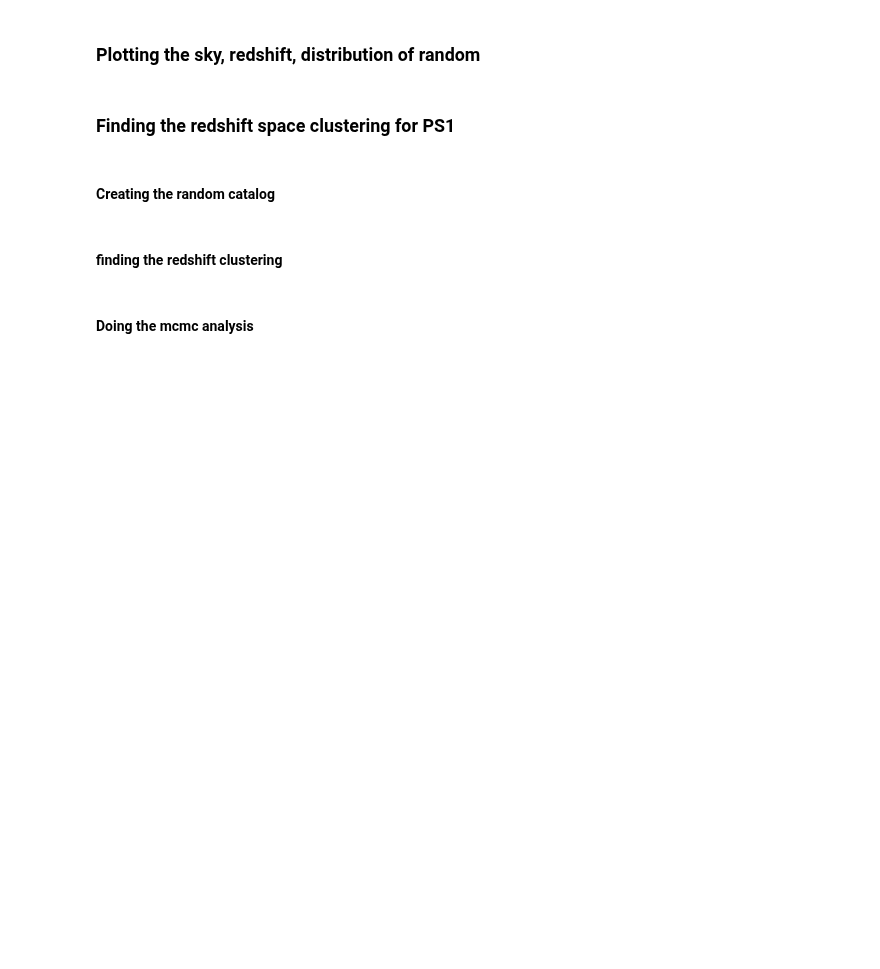
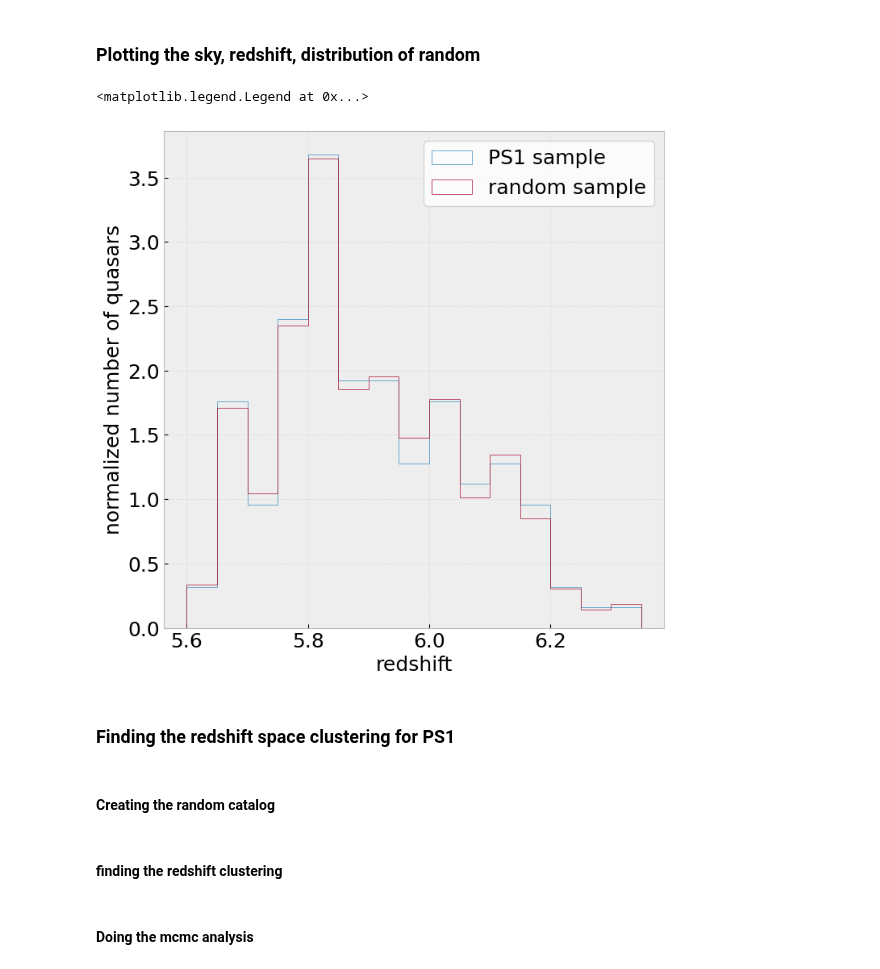
Before and after one commit to VibinRam/DP2, a Jupyter notebook: Codes/Clustering_analysis/Clustering_finder.ipynb, the cells around one changed output. Saved outputs shown, nothing was run; the diff lists cells and outputs as text; code cells hidden in the pictures; blank space fills up the shorter version.

```diff
--- a/Codes/Clustering_analysis/Clustering_finder.ipynb
+++ b/Codes/Clustering_analysis/Clustering_finder.ipynb
@@ -228,29 +230,31 @@ plot_sky_map_ps1_v2(rand_ra, rand_dec,labels = ['quasars'], title="", mark_size=
 # %%
 step = 0.05
 bins = np.arange(np.min(red_col_schind_23), np.max(red_col_schind_23) + step, step)
 
 styles = plt.style.available
 
 with plt.style.context('bmh'):
-    fig, ax = plt.subplots(figsize=(7,7))
+    mpl.rcParams['font.size'] = 18
+    fig, ax = plt.subplots(figsize=(8,8))
     # hist, bins = np.histogram(red_col_schind_23, bins)
     # hist = hist/np.max(hist)
     ax.hist(red_col_schind_23, bins, density=True, histtype='step', zorder=10, alpha=1, label = 'PS1 sample')
     ax.grid(zorder=1, alpha=0.3)
     ax.set_xlabel('redshift')
     ax.set_ylabel('number density')
     ax.set_aspect('auto')
-    plt.rcParams.update({'font.size': 12})
 
     # hist, bins = np.histogram(red_col_schind_23, bins)
     # hist = hist/np.max(hist)
     ax.hist(rand_red, bins, density=True, histtype='step', zorder=10, alpha =1, label = 'random sample')
     ax.grid(zorder=1, alpha=0.3)
     ax.set_xlabel('redshift')
-    ax.set_ylabel('normalized number count')
+    ax.set_ylabel('normalized number of quasars')
     ax.set_aspect('auto')
-    plt.rcParams.update({'font.size': 12})
 plt.legend()
+# %% [output]
+<matplotlib.legend.Legend at 0x...>
+[figure, added]
 # %% [markdown]
 ### Finding the redshift space clustering for PS1
 # %% [markdown]
```
Also changed, not shown: parts of 9 cells of this notebook, 15 other files.
